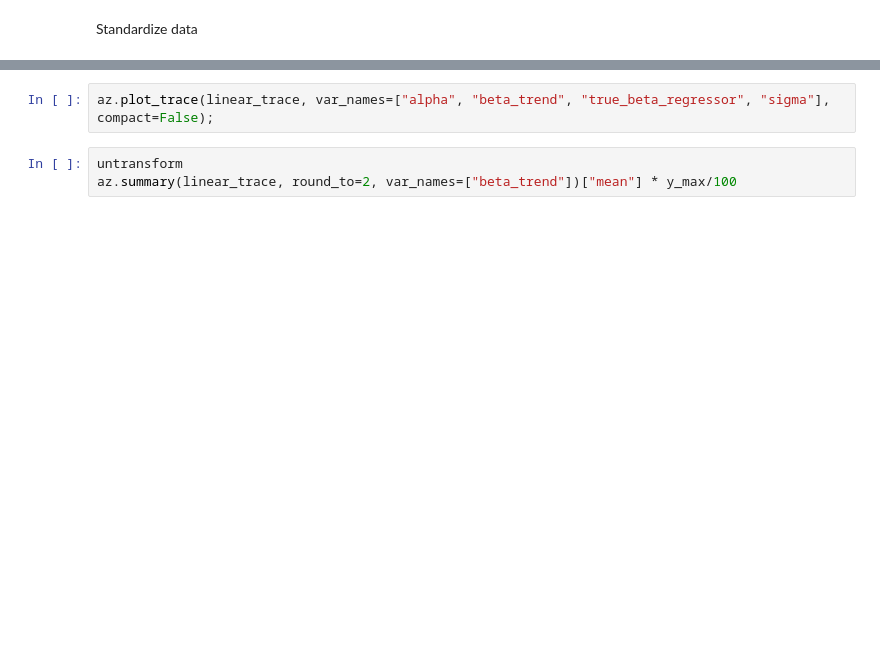
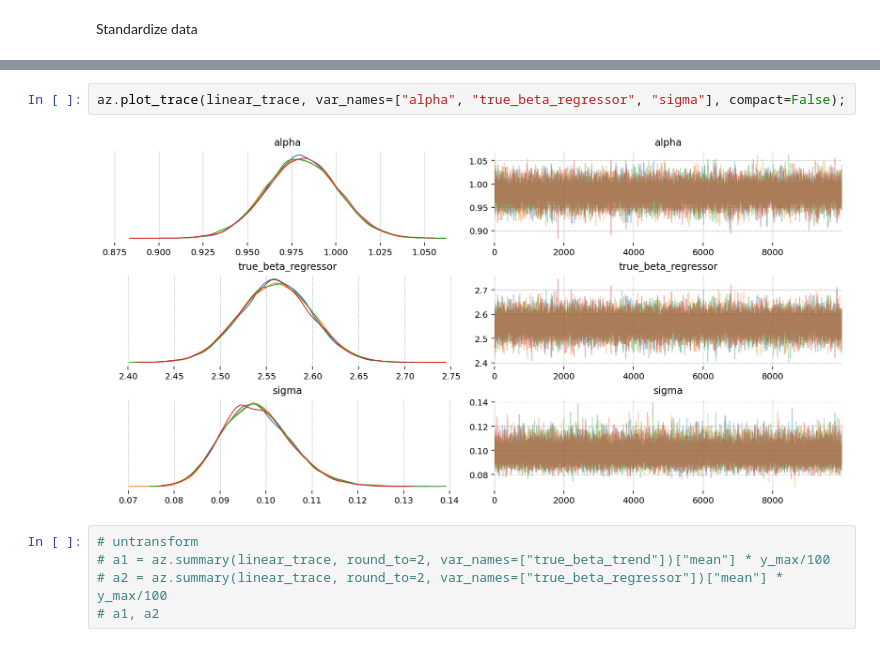
Before and after one commit to powell001/pymc_getting_started, a Jupyter notebook: code/time_series_spurious_regressor.ipynb, the cells around one changed output, grey strips where cells are left out. Drawn from its saved outputs; the diff is of its cells as text; blank space fills up the shorter version.

```diff
--- a/code/time_series_spurious_regressor.ipynb
+++ b/code/time_series_spurious_regressor.ipynb
@@ -220,5 +201,9 @@ az.summary(linear_trace, round_to=2, var_names=["alpha", "beta_trend", "true_bet
 # %%
-az.plot_trace(linear_trace, var_names=["alpha", "beta_trend", "true_beta_regressor", "sigma"], compact=False);
+az.plot_trace(linear_trace, var_names=["alpha", "true_beta_regressor", "sigma"], compact=False);
+# %% [output]
+[figure, added]
 # %%
-untransform
-az.summary(linear_trace, round_to=2, var_names=["beta_trend"])["mean"] * y_max/100
+# untransform
+# a1 = az.summary(linear_trace, round_to=2, var_names=["true_beta_trend"])["mean"] * y_max/100
+# a2 = az.summary(linear_trace, round_to=2, var_names=["true_beta_regressor"])["mean"] * y_max/100
+# a1, a2
```
Also changed, not shown: parts of 8 cells of this notebook, 5 other files.
